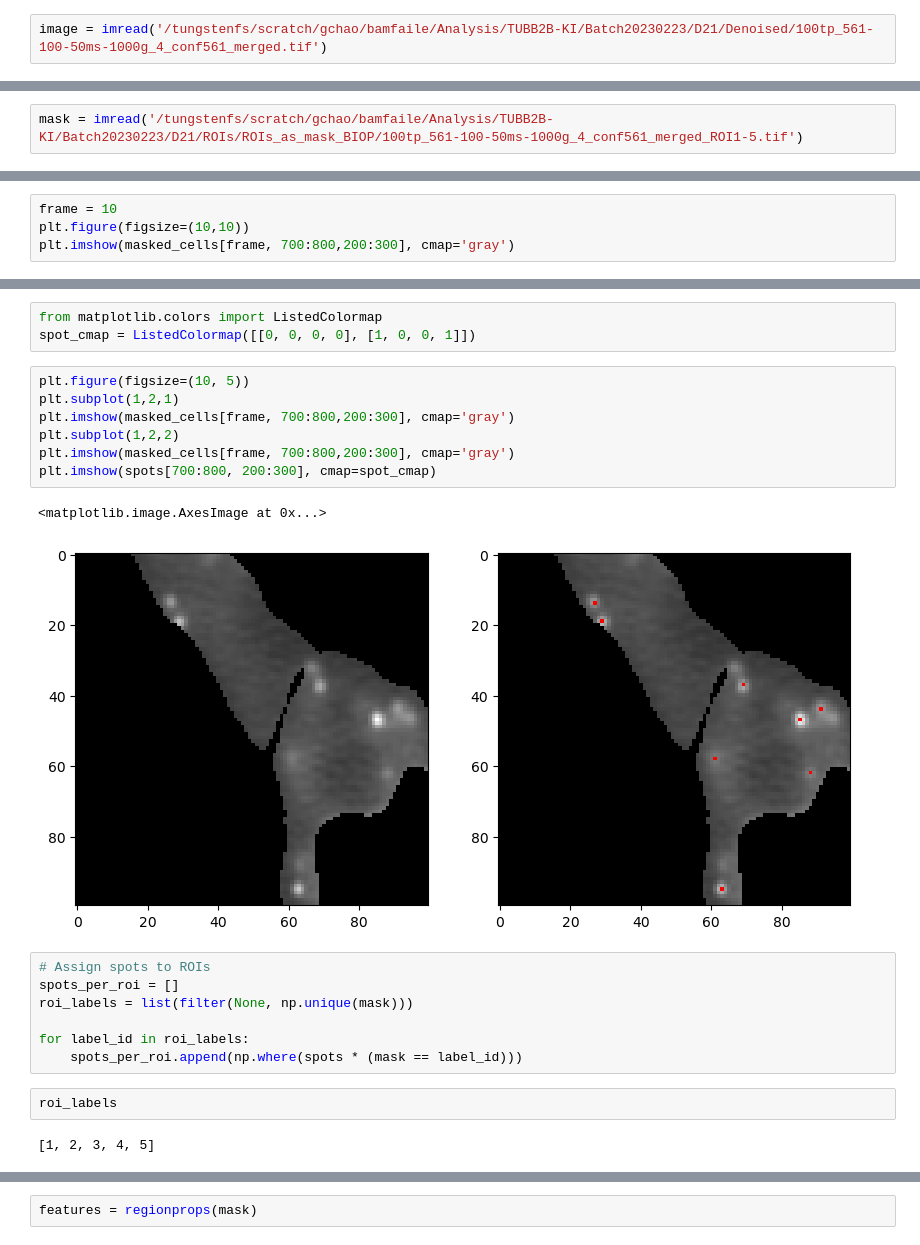
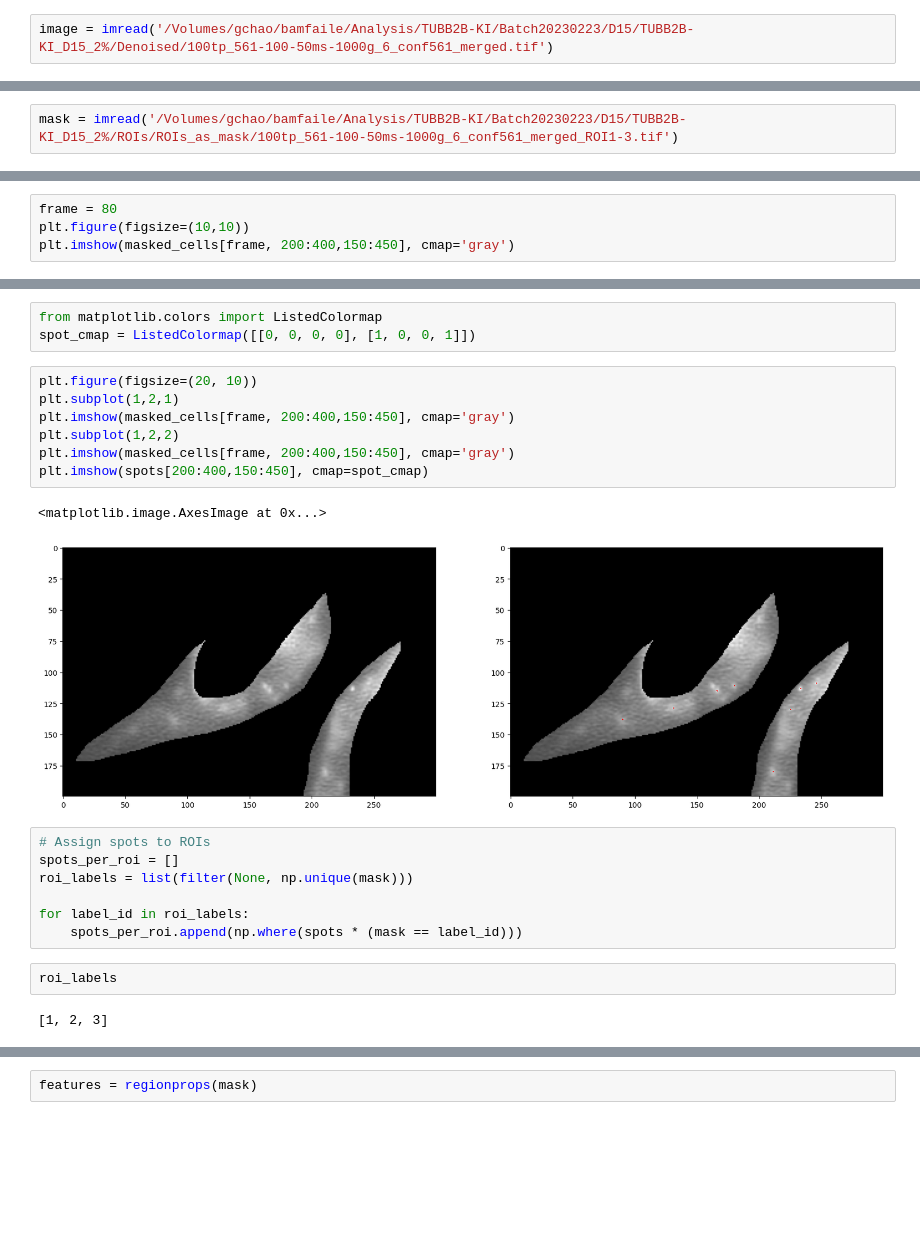
Before and after one commit to fmi-basel/singlemolecule-tracking, a Jupyter notebook: runs/2023-05-30_develop_spot-detection/spot_detection.ipynb, the cells around one changed output, grey strips where cells are left out. Cells and saved outputs as stored; diff of their text form; blank space fills up the shorter version.

Commit message:
Testing spot detection

```diff
--- a/runs/2023-05-30_develop_spot-detection/spot_detection.ipynb
+++ b/runs/2023-05-30_develop_spot-detection/spot_detection.ipynb
@@ -10,12 +10,12 @@ from skimage.morphology import h_maxima
 from spot_detection_utils import subpixel_localization, get_spot
 from skimage.measure import regionprops
 # %%
-image = imread('/tungstenfs/scratch/gchao/bamfaile/Analysis/TUBB2B-KI/Batch20230223/D21/Denoised/100tp_561-100-50ms-1000g_4_conf561_merged.tif')
+image = imread('/Volumes/gchao/bamfaile/Analysis/TUBB2B-KI/Batch20230223/D15/TUBB2B-KI_D15_2%/Denoised/100tp_561-100-50ms-1000g_6_conf561_merged.tif')
 # %%
 denoised_img = image[:, 0]
 raw_img = image[:, 1]
 # %%
-mask = imread('/tungstenfs/scratch/gchao/bamfaile/Analysis/TUBB2B-KI/Batch20230223/D21/ROIs/ROIs_as_mask_BIOP/100tp_561-100-50ms-1000g_4_conf561_merged_ROI1-5.tif')
+mask = imread('/Volumes/gchao/bamfaile/Analysis/TUBB2B-KI/Batch20230223/D15/TUBB2B-KI_D15_2%/ROIs/ROIs_as_mask/100tp_561-100-50ms-1000g_6_conf561_merged_ROI1-3.tif')
 # %%
 plt.imshow(mask > 0)
 # %% [output]
@@ -25,8 +25,8 @@ plt.imshow(mask > 0)
 # Mask out foreground (mask > 0) --> go from instance segmentation to semantic segmentation (fg vs bg)
 masked_cells = denoised_img * (mask > 0)
 # %%
-frame = 10
+frame = 80
 plt.figure(figsize=(10,10))
-plt.imshow(masked_cells[frame, 700:800,200:300], cmap='gray')
+plt.imshow(masked_cells[frame, 200:400,150:450], cmap='gray')
 # %% [output]
 <matplotlib.image.AxesImage at 0x...>
@@ -42,15 +42,15 @@ spots = spots * (mask > 0)
 from matplotlib.colors import ListedColormap
 spot_cmap = ListedColormap([[0, 0, 0, 0], [1, 0, 0, 1]])
 # %%
-plt.figure(figsize=(10, 5))
+plt.figure(figsize=(20, 10))
 plt.subplot(1,2,1)
-plt.imshow(masked_cells[frame, 700:800,200:300], cmap='gray')
+plt.imshow(masked_cells[frame, 200:400,150:450], cmap='gray')
 plt.subplot(1,2,2)
-plt.imshow(masked_cells[frame, 700:800,200:300], cmap='gray')
-plt.imshow(spots[700:800, 200:300], cmap=spot_cmap)
+plt.imshow(masked_cells[frame, 200:400,150:450], cmap='gray')
+plt.imshow(spots[200:400,150:450], cmap=spot_cmap)
 # %% [output]
 <matplotlib.image.AxesImage at 0x...>
-[figure, old version]
+[figure, new version]
 # %%
 # Assign spots to ROIs
 spots_per_roi = []
@@ -61,7 +61,7 @@ for label_id in roi_labels:
 # %%
 roi_labels
 # %% [output]
-[1, 2, 3, 4, 5]
+[1, 2, 3]
 # %%
 spots_per_roi
 # %% [output]
```
Also changed, not shown: parts of 6 cells of this notebook.
